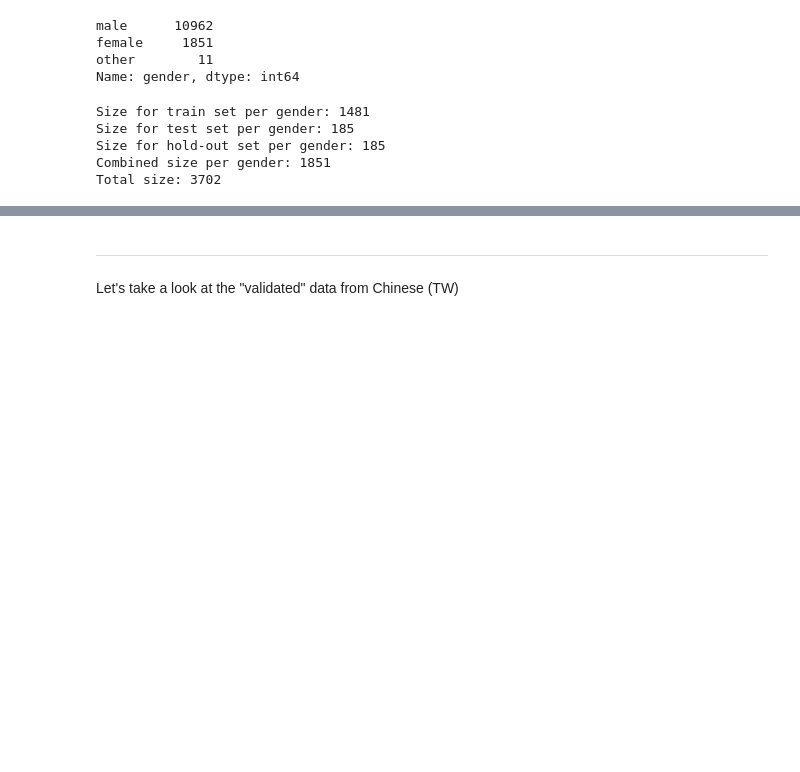
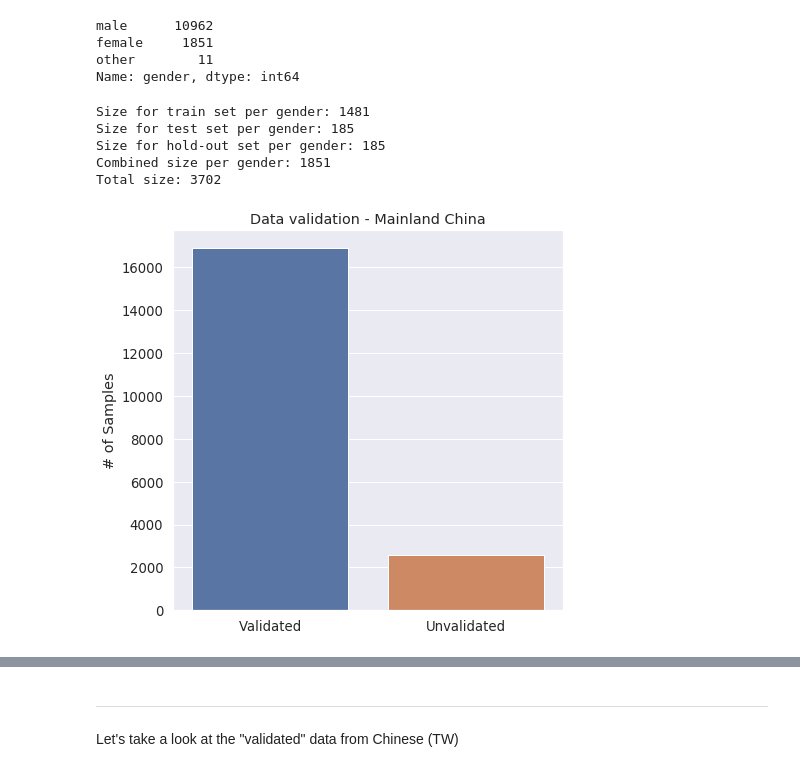
Before and after one commit to tchleung/tomayto_tomahto, a Jupyter notebook: nb/01_EDA.ipynb, the cells around one changed output, grey strips where cells are left out. Saved outputs shown, nothing was run; the diff lists cells and outputs as text; code cells hidden in the pictures; blank space fills up the shorter version.

Commit message:
updated visuals

```diff
--- a/nb/01_EDA.ipynb
+++ b/nb/01_EDA.ipynb
@@ -117,3 +117,14 @@ Size for test set per gender: 185
 Size for hold-out set per gender: 185
 Combined size per gender: 1851
 Total size: 3702
+# %%
+label = ['Validated',"Unvalidated"]
+size = [16898, 2571]
+fig, axs = plt.subplots(figsize=(7,7))
+sns.set(font_scale=1.2)
+sns.barplot(x=label,y=size)
+axs.set_title('Data validation - Mainland China')
+axs.set_ylabel('# of Samples')
+# plt.savefig('../img/valid_cn.png');
+# %% [output]
+[figure, added]
```
Also changed, not shown: parts of 3 cells of this notebook, 4 other files.
